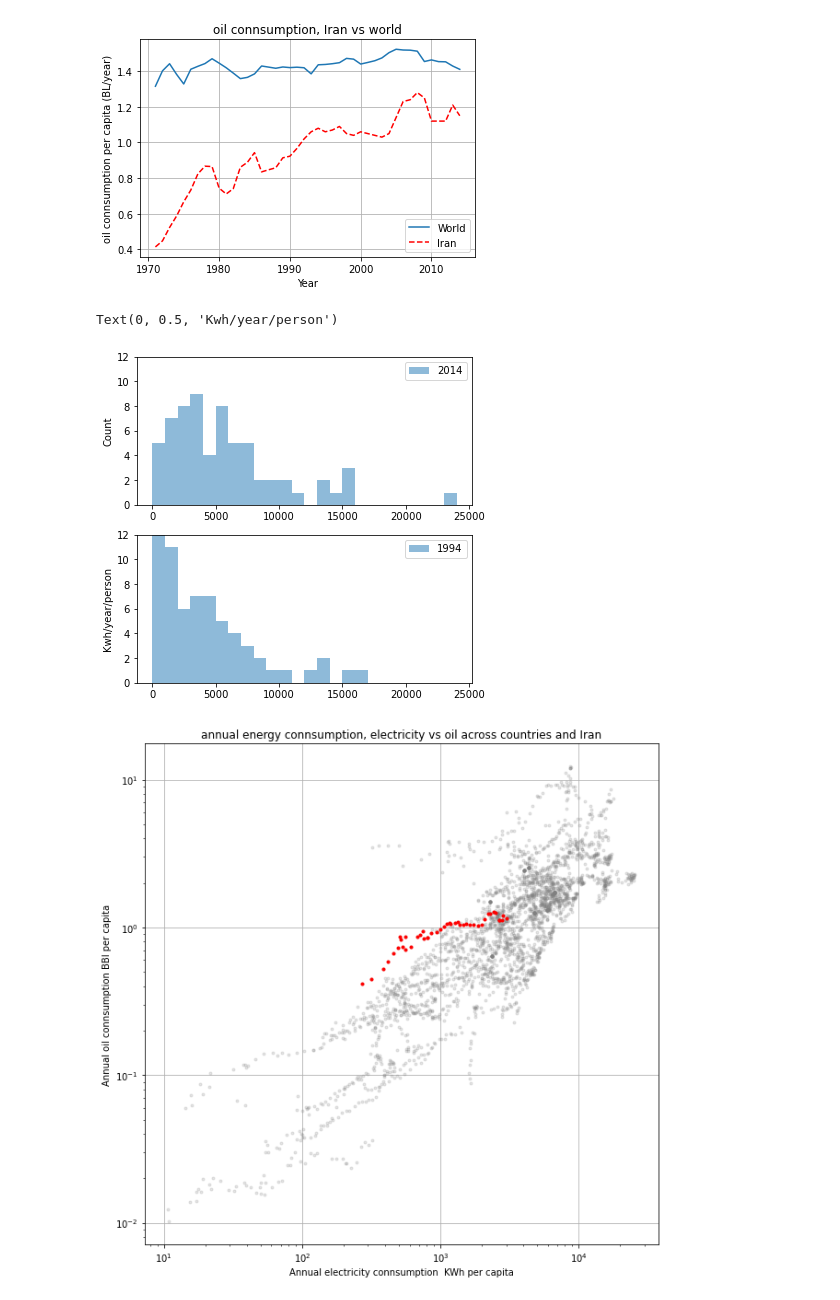
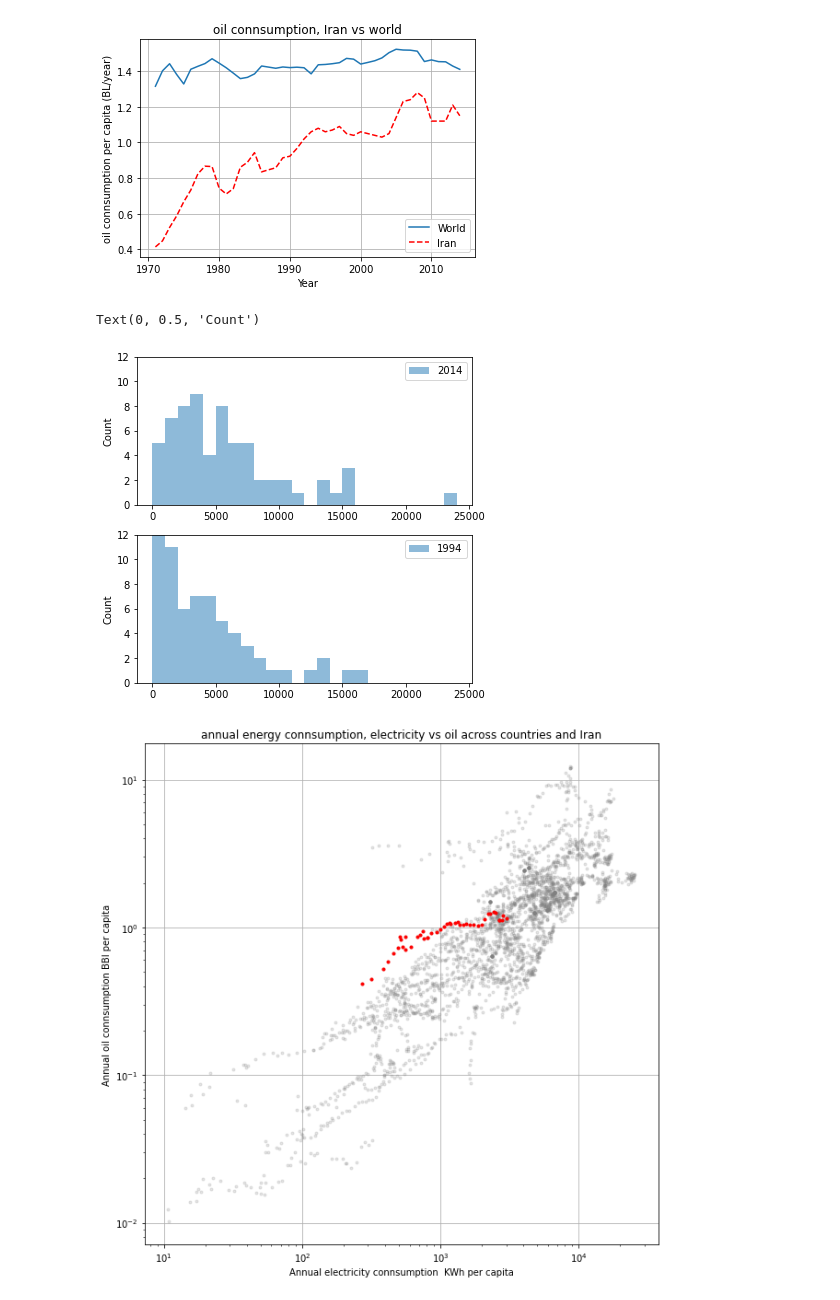
Before and after one commit to FatemeMarzani/DataAnalysis_Course, a Jupyter notebook: assessments/note1.ipynb, the cells around one changed output. Cells and saved outputs as stored; diff of their text form; code cells hidden in the pictures.

```diff
--- a/assessments/note1.ipynb
+++ b/assessments/note1.ipynb
@@ -158,20 +158,19 @@ plt.grid()
 # %%
 plt.figure(figsize=(6,6))
 plt.subplot(2,1,1)
 plt.hist(electricity.loc[:,2014],bins=np.arange(0,25000,1000),alpha=0.5);
 plt.legend(['2014'])
 plt.ylim((0,12))
 plt.ylabel('Count')
 
 plt.subplot(2,1,2)
 plt.hist(electricity.loc[:,1994],bins=np.arange(0,25000,1000),alpha=0.5);
 plt.legend(['1994'])
 plt.ylim((0,12))
 plt.ylabel('Count')
-plt.ylabel('Kwh/year/person')
 # %% [output]
-Text(0, 0.5, 'Kwh/year/person')
+Text(0, 0.5, 'Count')
-[figure, old version]
+[figure, new version]
 # %%
 plt.figure(figsize=(10,10))
 for country in electricity.index:
```
Also changed, not shown: 7 other files.
